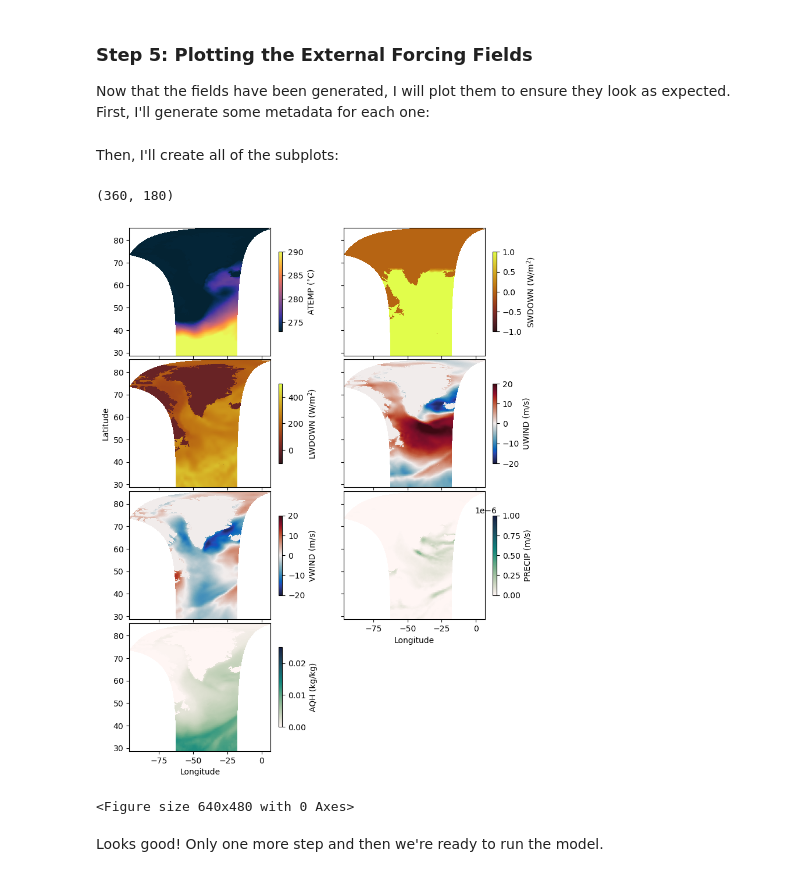
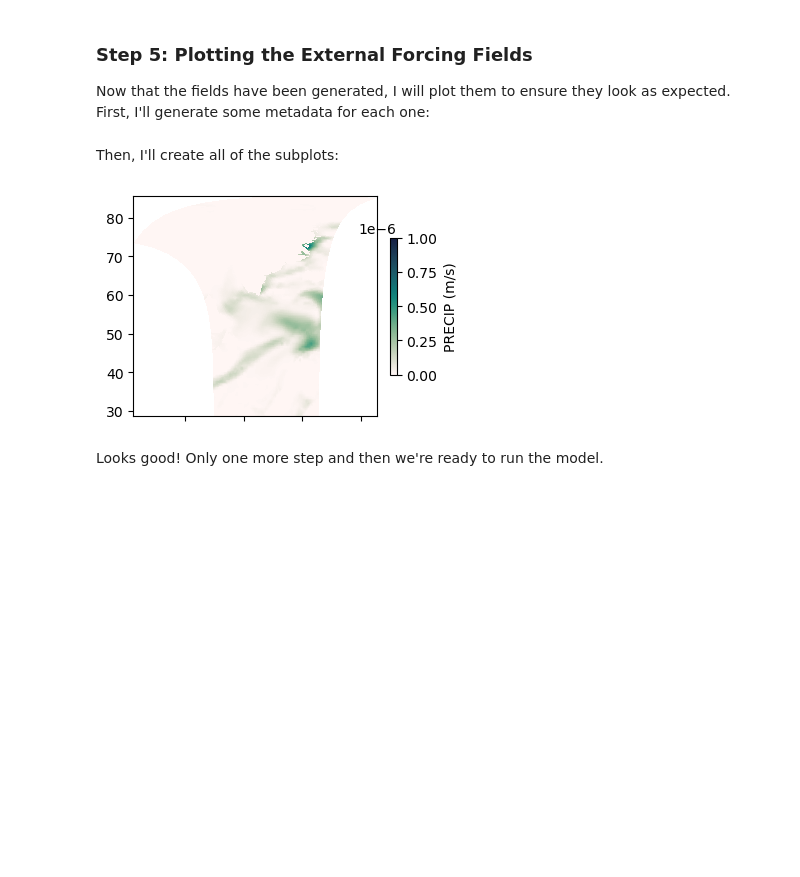
Before and after one commit to EddieNguyen2012/IcebergModeling, a Jupyter notebook: Notebooks/Creating the External Forcing Conditions.ipynb, the cells around one changed output. Drawn from its saved outputs; the diff is of its cells as text; code cells hidden in the pictures; blank space fills up the shorter version.

```diff
--- a/Notebooks/Creating the External Forcing Conditions.ipynb
+++ b/Notebooks/Creating the External Forcing Conditions.ipynb
@@ -63,13 +62,12 @@ Next, I will loop through all of the files I downloaded, reading them in with th
 # %%
 # make a file dictionary to loop over
 file_prefix_dict = {
-    'ATEMP':'EIG_tmp2m_degC_plus_ECCO_v4r1_ctrl',
-    'SWDOWN':'EIG_dsw_plus_ECCO_v4r1_ctrl',
-    'LWDOWN':'EIG_dlw_plus_ECCO_v4r1_ctrl',
-    'UWIND':'EIG_u10m',
-    'VWIND':'EIG_v10m',
-    'PRECIP':'EIG_rain_plus_ECCO_v4r1_ctrl',
-    'AQH':'EIG_spfh2m_plus_ECCO_v4r1_ctrl'
+    # 'ATEMP':'EIG_tmp2m_degC_plus_ECCO_v4r1_ctrl',
+    # 'SWDOWN':'EIG_dsw_plus_ECCO_v4r1_ctrl',
+    # 'LWDOWN':'EIG_dlw_plus_ECCO_v4r1_ctrl',
+    # 'UWIND':'EIG_u10m',
+    # 'VWIND':'EIG_v10m',
+    'PRECIP':'EIG_rain_plus_ECCO_v4r1_ctrl'
 }
 
 # file_prefix_dict = {'ATEMP':'EIG_tmp2m_degC_plus_ECCO_v4r1_ctrl'}
@@ -77,11 +75,11 @@ variable_names = list(file_prefix_dict.keys())
 # %%
 # make a list to hold all of the exf grid
 exf_year = {}
-years = range(1991, 1992, 1) # Then replace with 2017 and repeat the interpolation to create data for the 2017 model
+exf_grids = []
+years = range(1991, 1997, 1) # Then replace with 2017 and repeat the interpolation to create data for the 2017 model
 
 # loop through each variable to read in the grid
 for year in years:
-    exf_grids = []
     for field in variable_names:
         exf_lon, exf_lat, exf_grid = exf.read_ecco_exf_file(data_folder, file_prefix_dict[field], year)
         exf_grids.append(exf_grid)
@@ -205,55 +223,49 @@ Now that the fields have been generated, I will plot them to ensure they look as
 meta_dict = {'ATEMP':[273, 290, cm.thermal, '$^{\\circ}$C'],
              'AQH':[0, 0.025, cm.tempo, 'kg/kg'],
              'PRECIP':[0, 1e-6, cm.tempo, 'm/s'],
-             'SWDOWN':[-1,1,cm.solar,'W/m$^2$'],
+             'SWDOWN':[-10,20,cm.solar,'W/m$^2$'],
              'LWDOWN':[-100, 500,cm.solar,'W/m$^2$'],
              'UWIND':[-20, 20, cm.balance, 'm/s'],
              'VWIND':[-20, 20, cm.balance, 'm/s'],
              'RUNOFF':[0, 2e-8, cm.tempo, 'm/s']}
 # %% [markdown]
 Then, I'll create all of the subplots:
-# %%
-XC.shape
-# %% [output]
-(360, 180)
 # %%
 fig = plt.figure(figsize=(8,10))
 gs = GridSpec(4, 2, wspace=0.4, hspace=0.03,
               left=0.11, right=0.9, top=0.95, bottom=0.05)
 
 
 for i in range(len(variable_names)):
     variable_name = variable_names[i]
 
     CA_exf_grid = np.fromfile(os.path.join(input_dir,'exf',variable_name+'_'+str(year)),'>f4')
-    CA_exf_grid = CA_exf_grid.reshape((1460,np.shape(XC)[0], np.shape(XC)[1]))
+    CA_exf_grid = CA_exf_grid.reshape((np.shape(exf_grid)[0],np.shape(XC)[0], np.shape(XC)[1]))
 
     # choose just the first timestep for plotting
-    CA_exf_grid = CA_exf_grid[6, :, :]
+    CA_exf_grid = CA_exf_grid[0, :, :]
 
     ax1 = fig.add_subplot(gs[i])
     C = plt.pcolormesh(XC, YC, CA_exf_grid,
                        vmin=meta_dict[variable_names[i]][0],
                        vmax=meta_dict[variable_names[i]][1],
                        cmap=meta_dict[variable_names[i]][2])
     plt.colorbar(C, label=variable_names[i]+' ('+meta_dict[variable_names[i]][3]+')',fraction=0.026)
 
     if i<5:
         plt.gca().set_xticklabels([])
     else:
         plt.gca().set_xlabel('Longitude')
     if i%2==1:
         plt.gca().set_yticklabels([])
     if i==7:
         plt.gca().axis('off')
     if i==2:
         plt.gca().set_ylabel('Latitude')
 
 plt.show()
-plt.savefig('External_forces_1991.png')
 # %% [output]
-[figure, old version]
+[figure, new version]
-<Figure size 640x480 with 0 Axes>
 # %% [markdown]
 Looks good! Only one more step and then we're ready to run the model.
 # %% [markdown]
```
Also changed, not shown: parts of 3 cells of this notebook, 9 other files.
